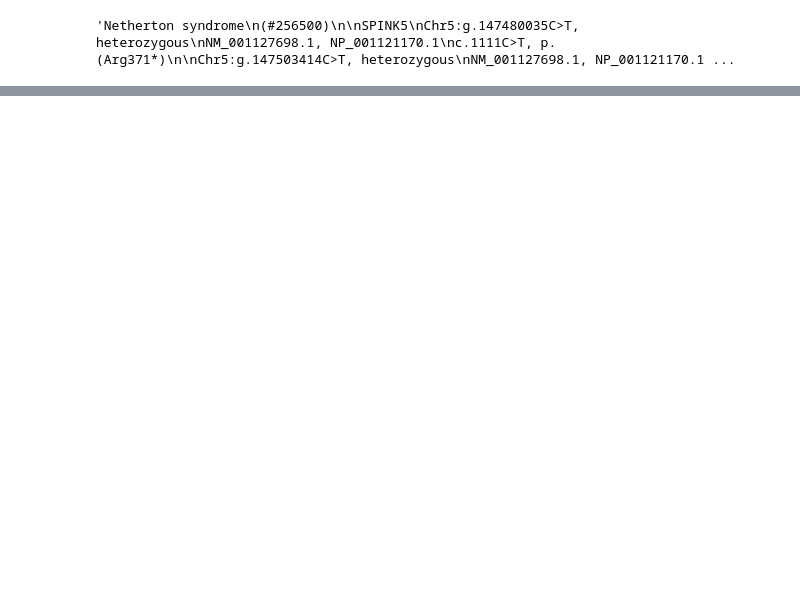
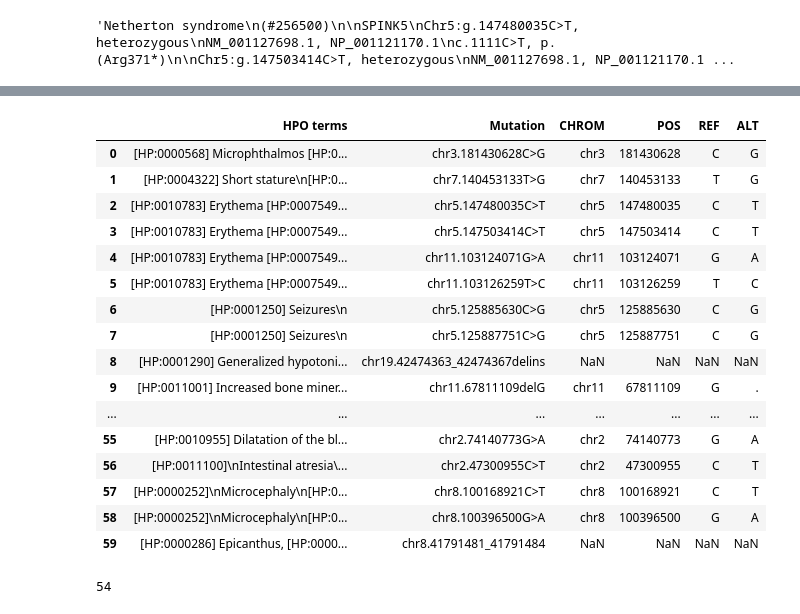
Before and after one commit to PrioVar/PrioVar, a Jupyter notebook: flask/helpers/research_scripts/notebooks/test_data_parse.ipynb, the cells around one changed output, grey strips where cells are left out. Drawn from its saved outputs; the diff is of its cells as text; code cells hidden in the pictures; blank space fills up the shorter version.

```diff
--- a/flask/helpers/research_scripts/notebooks/test_data_parse.ipynb
+++ b/flask/helpers/research_scripts/notebooks/test_data_parse.ipynb
@@ -204,0 +445,40 @@ expanded_df.to_csv('data/infant_dataset_expanded_final.csv', index=False)
+# %%
+def parse_variant(variant):
+    if '_' in variant:
+        return None  # Skip variants with a range
+
+    chrom, details = variant.split('.')
+    if '>' in details:
+        # Extract position and change by removing the last character from position as the reference
+        pos_ref, alt = details.split('>')
+        position = pos_ref[:-1]
+        ref = pos_ref[-1]
+        return chrom, position, ref, alt
+    elif 'del' in details and 'ins' in details:
+        pos_change = details.split('del')
+        position = pos_change[0]
+        ref_alt = pos_change[1].split('ins')
+        ref = ref_alt[0]
+        alt = ref_alt[1]
+        return chrom, position, ref, alt
+    elif 'del' in details:
+        pos_ref = details.split('del')
+        position = pos_ref[0]
+        ref = pos_ref[1]
+        alt = '.' # Deletion does not have an alternate allele
+        return chrom, position, ref, alt
+    elif 'dup' in details:
+        pos_alt = details.split('dup')
+        position = pos_alt[0]
+        ref = pos_alt[1]
+        alt = (ref + ref)  # Duplication has the same reference twice
+        return chrom, position, ref, alt
+    elif 'ins' in details:
+        pos_alt = details.split('ins')
+        position = pos_alt[0]
+        alt = 'ins' + pos_alt[1]
+        ref = 'ins'
+        return chrom, position, ref, alt
+
+    # Return None for any unsupported or improperly formatted variants
+    return None
@@ -204,0 +509,20 @@ expanded_df.to_csv('data/infant_dataset_expanded_final.csv', index=False)
+# %%
+variants_df.iloc[0:60]
+# %% [output]
+|  | HPO terms | Mutation | CHROM | POS | REF | ALT |
+| 0 | [HP:0000568] Microphthalmos [HP:0... | chr3.181430628C>G | chr3 | 181430628 | C | G |
+| 1 | [HP:0004322] Short stature\n[HP:0... | chr7.140453133T>G | chr7 | 140453133 | T | G |
+| 2 | [HP:0010783] Erythema [HP:0007549... | chr5.147480035C>T | chr5 | 147480035 | C | T |
+| 3 | [HP:0010783] Erythema [HP:0007549... | chr5.147503414C>T | chr5 | 147503414 | C | T |
+| 4 | [HP:0010783] Erythema [HP:0007549... | chr11.103124071G>A | chr11 | 103124071 | G | A |
+| 5 | [HP:0010783] Erythema [HP:0007549... | chr11.103126259T>C | chr11 | 103126259 | T | C |
+| 6 | [HP:0001250] Seizures\n | chr5.125885630C>G | chr5 | 125885630 | C | G |
+| 7 | [HP:0001250] Seizures\n | chr5.125887751C>G | chr5 | 125887751 | C | G |
+| 8 | [HP:0001290] Generalized hypotoni... | chr19.42474363_42474367delins | NaN | NaN | NaN | NaN |
+| 9 | [HP:0011001] Increased bone miner... | chr11.67811109delG | chr11 | 67811109 | G | . |
+| ... | ... | ... | ... | ... | ... | ... |
+| 55 | [HP:0010955] Dilatation of the bl... | chr2.74140773G>A | chr2 | 74140773 | G | A |
+| 56 | [HP:0011100]\nIntestinal atresia\... | chr2.47300955C>T | chr2 | 47300955 | C | T |
+| 57 | [HP:0000252]\nMicrocephaly\n[HP:0... | chr8.100168921C>T | chr8 | 100168921 | C | T |
+| 58 | [HP:0000252]\nMicrocephaly\n[HP:0... | chr8.100396500G>A | chr8 | 100396500 | G | A |
+| 59 | [HP:0000286] Epicanthus, [HP:0000... | chr8.41791481_41791484 | NaN | NaN | NaN | NaN |
@@ -204,0 +532,4 @@ expanded_df.to_csv('data/infant_dataset_expanded_final.csv', index=False)
+# %%
+len(variants_df)
+# %% [output]
+54
```
Also changed, not shown: parts of 31 cells of this notebook.
